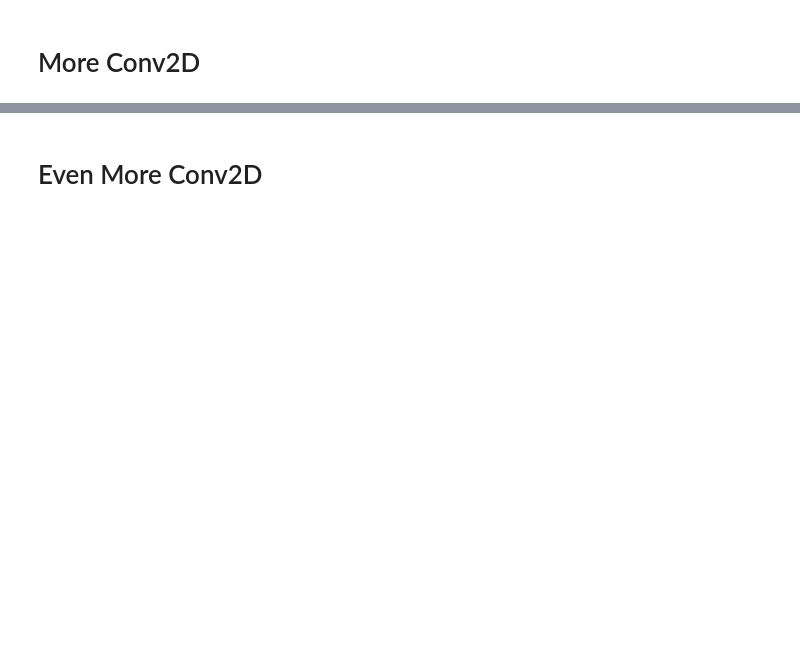
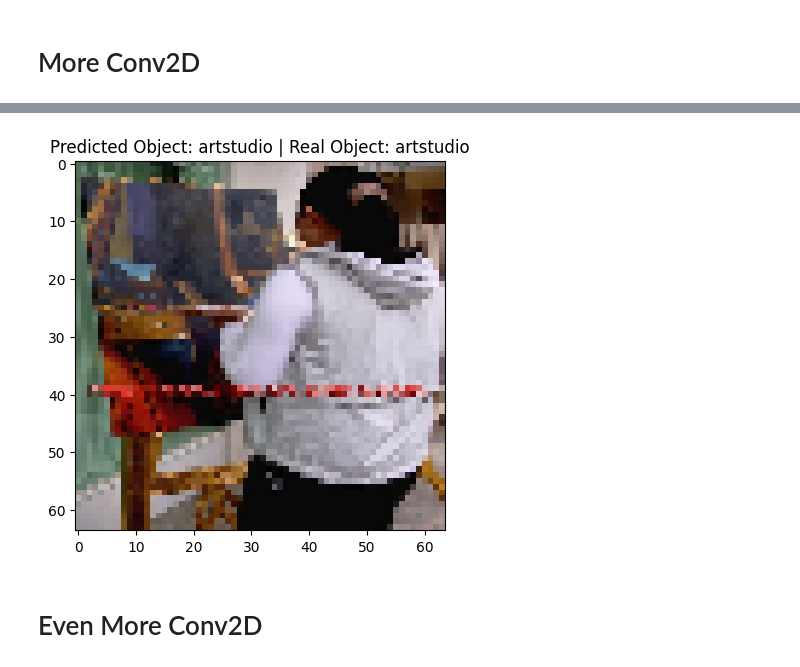
Before and after one commit to KlymentievMaksym/IntelOb, a Jupyter notebook: Lab3/Lab3_.ipynb, the cells around one changed output, grey strips where cells are left out. Cells and saved outputs as stored; diff of their text form; code cells hidden in the pictures; blank space fills up the shorter version.

```diff
--- a/Lab3/Lab3_.ipynb
+++ b/Lab3/Lab3_.ipynb
@@ -290,0 +423,3 @@ predict(model)
+# %%
+predict_random(model, data_x=X_train, data_y=y_train)
+# %% [output]
@@ -291,3 +427,4 @@ predict(model)
+[figure, added]
 # %% [markdown]
 # Even More Conv2D
 # %%
```
Also changed, not shown: parts of 15 cells of this notebook.
